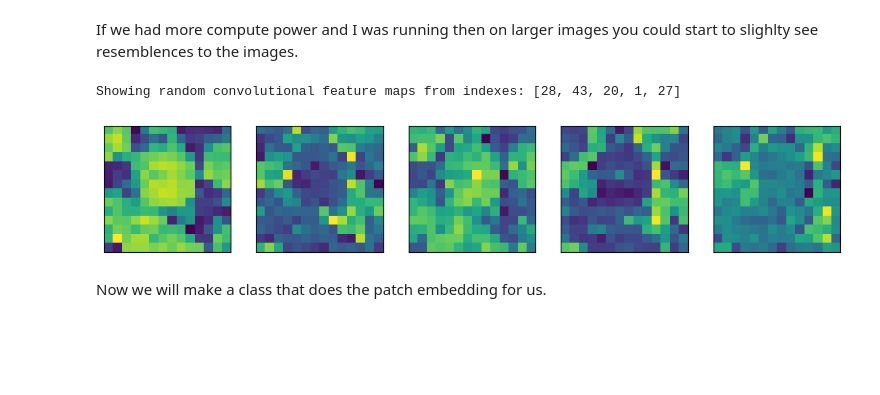
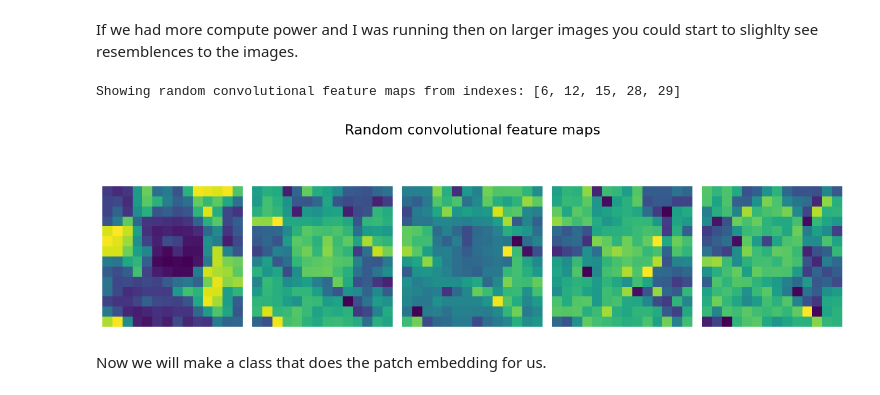
Before and after one commit to 404-ammar-not-found/vision-transformer-interpretability, a Jupyter notebook: src/understanding_vit_from_scratch.ipynb, the cells around one changed output. Cells and saved outputs as stored; diff of their text form; code cells hidden in the pictures; blank space fills up the shorter version.

```diff
--- a/src/understanding_vit_from_scratch.ipynb
+++ b/src/understanding_vit_from_scratch.ipynb
@@ -41,6 +42,9 @@ Matplotlib version : 3.10.9
 TQDM version : 4.67.3
 # %%
 torch.mps.empty_cache()
+# %%
+img_save_path = Path("../figures/")
+summary_save_path = Path("../summaries/")
 # %% [markdown]
 ## Getting the data ready
 
@@ -208,22 +219,30 @@ plt.axis(False)
 # %% [markdown]
 If we had more compute power and I was running then on larger images you could start to slighlty see resemblences to the images.
 # %%
-# Plot random 5 convolutional feature maps
-import random
-random_indexes = random.sample(range(0, 48), k=5) # pick 5 numbers between 0 and the embedding size
+random_indexes = random.sample(range(0, 48), k=5)  # pick 5 numbers between 0 and the embedding size
 print(f"Showing random convolutional feature maps from indexes: {random_indexes}")
 
-# Create plot
-fig, axs = plt.subplots(nrows=1, ncols=5, figsize=(12, 12))
+fig, axs = plt.subplots(nrows=1, ncols=5, figsize=(12, 4))
 
 # Plot random image feature maps
 for i, idx in enumerate(random_indexes):
-    image_conv_feature_map = img_out_of_conv[:, idx, :, :] # index on the output tensor of the convolutional layer
+    image_conv_feature_map = img_out_of_conv[:, idx, :, :]  # index on the output tensor of the convolutional layer
     axs[i].imshow(image_conv_feature_map.squeeze().detach().numpy())
-    axs[i].set(xticklabels=[], yticklabels=[], xticks=[], yticks=[]);
+    axs[i].set(xticklabels=[], yticklabels=[], xticks=[], yticks=[])
+    axs[i].axis("off")
+
+plt.suptitle("Random convolutional feature maps", fontsize=16)
+plt.tight_layout()
+plt.savefig(
+    img_save_path / f"flower102_conv_featuremaps_random5_channels_on_flower102_sample_{id}_{class_names[label]}.png",
+    dpi=200,
+    bbox_inches="tight"
+)
+
+plt.show()
 # %% [output]
-Showing random convolutional feature maps from indexes: [28, 43, 20, 1, 27]
+Showing random convolutional feature maps from indexes: [6, 12, 15, 28, 29]
-[figure, old version]
+[figure, new version]
 # %% [markdown]
 Now we will make a class that does the patch embedding for us.
 # %%
```
Also changed, not shown: parts of 16 cells of this notebook, 13 other files.
